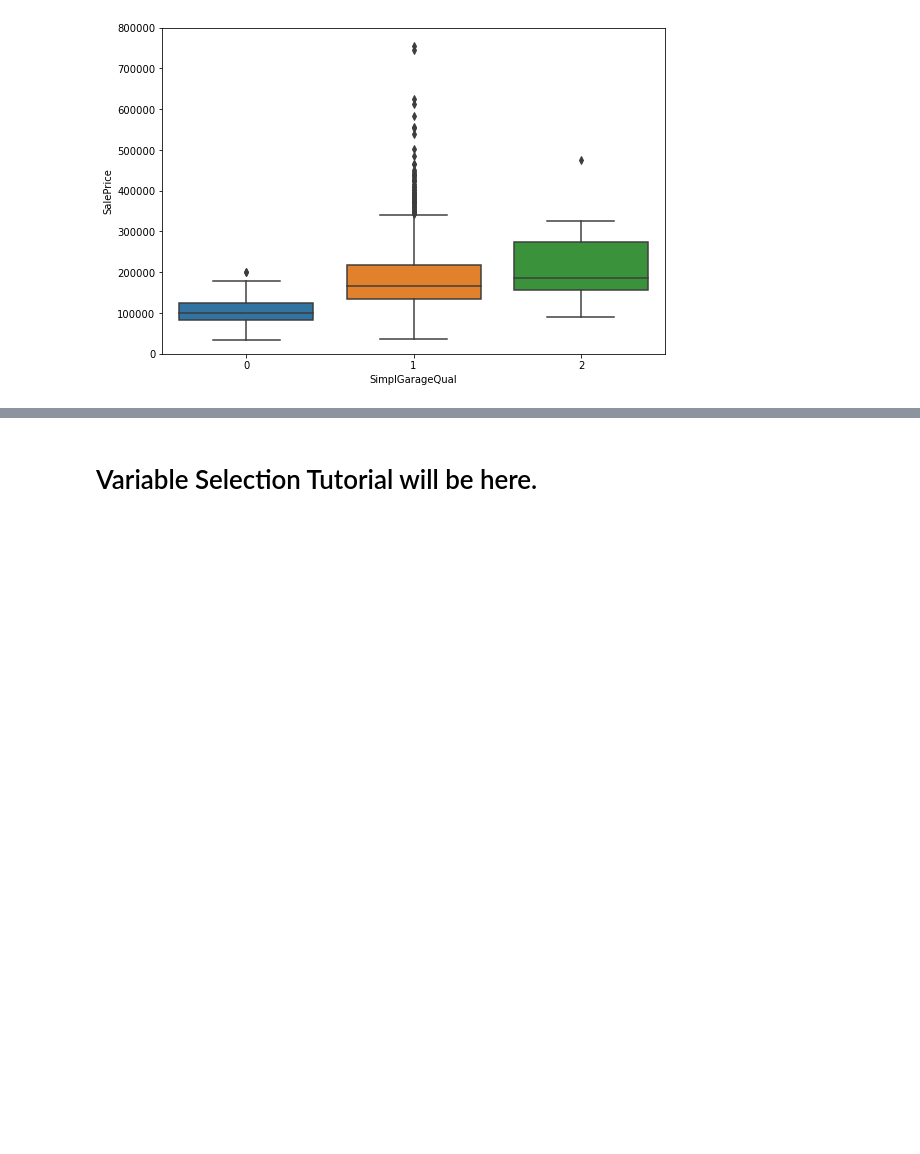
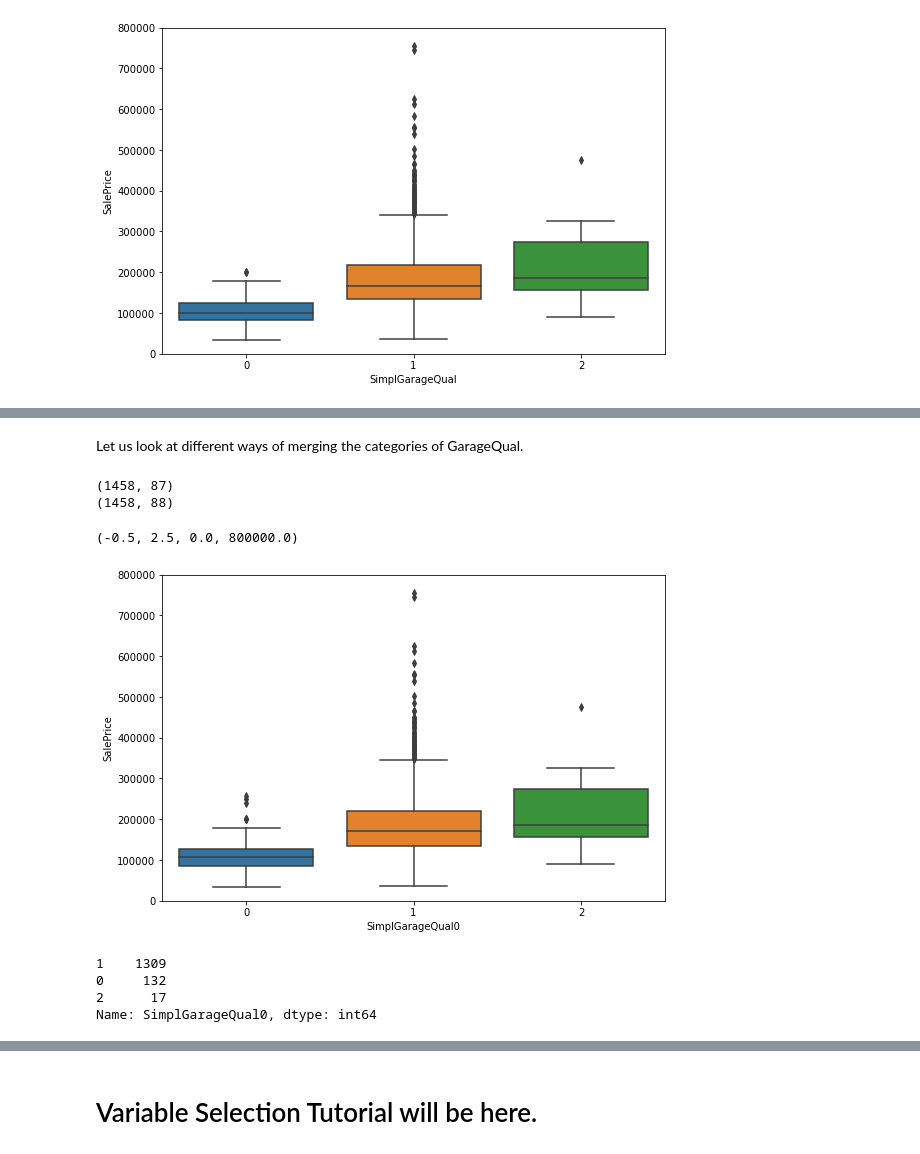
Before and after one commit to ryan-ferns/DS_auticon_week_3, a Jupyter notebook: data_exploration_tutorial.ipynb, the cells around one changed output, grey strips where cells are left out. Saved outputs shown, nothing was run; the diff lists cells and outputs as text; code cells hidden in the pictures; blank space fills up the shorter version.

```diff
--- a/data_exploration_tutorial.ipynb
+++ b/data_exploration_tutorial.ipynb
@@ -649,0 +692,35 @@ fig.axis(ymin=0, ymax=800000)
+# %% [markdown]
+Let us look at different ways of merging the categories of GarageQual.
+# %%
+# We will create a copy of df_train to work with.
+
+df_train0 = df_train.copy()
+# %%
+# We will merge categories 0, 1, and 2 into 1 category.
+
+df_train0['SimplGarageQual0'] = df_train0.GarageQual.replace({1 : 0, 2 : 0, # bad
+                                                3 : 1, # average
+                                                4 : 2, 5 : 2 # good
+                                               })
+# %%
+print(df_train.shape)
+print(df_train0.shape)
+# %% [output]
+(1458, 87)
+(1458, 88)
+# %%
+var = 'SimplGarageQual0'
+f, ax = plt.subplots(figsize=(9, 6))
+data = df_train0[['SalePrice',var]]
+fig = sns.boxplot(x=var, y="SalePrice", data=data)
+fig.axis(ymin=0, ymax=800000)
+# %% [output]
+(-0.5, 2.5, 0.0, 800000.0)
+[figure, added]
+# %%
+df_train0["SimplGarageQual0"].value_counts()
+# %% [output]
+1    1309
+0     132
+2      17
+Name: SimplGarageQual0, dtype: int64
```
Also changed, not shown: parts of 30 cells of this notebook.
